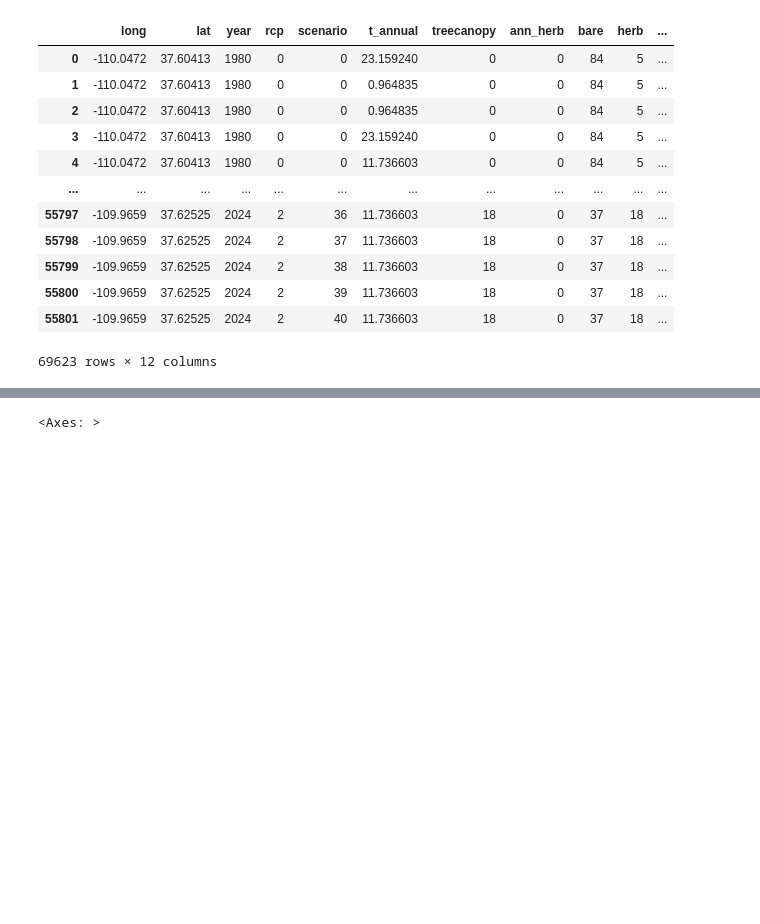
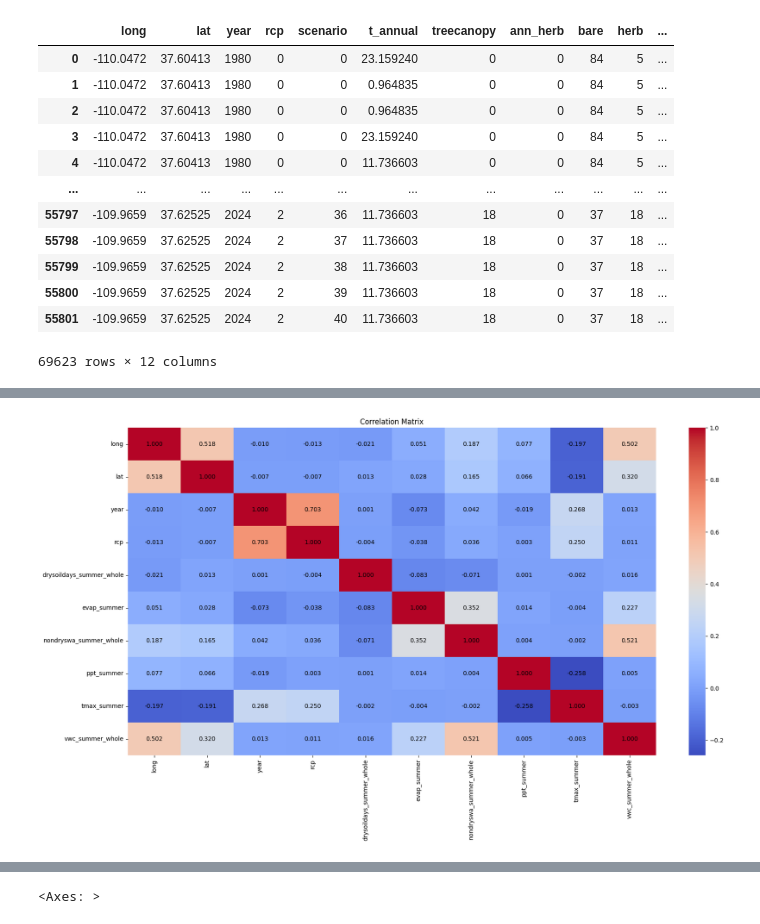
Before and after one commit to hannah-hana-kim/DSAN-Scholarship, a Jupyter notebook: visualization.ipynb, the cells around one changed output, grey strips where cells are left out. Saved outputs shown, nothing was run; the diff lists cells and outputs as text; code cells hidden in the pictures; blank space fills up the shorter version.

```diff
--- a/visualization.ipynb
+++ b/visualization.ipynb
@@ -954,3 +965,5 @@ df2_selected
 | 55800 | -109.9659 | 37.62525 | 2024 | 2 | 39 | 11.736603 | 18 | 0 | 37 | 18 | ... |
 | 55801 | -109.9659 | 37.62525 | 2024 | 2 | 40 | 11.736603 | 18 | 0 | 37 | 18 | ... |
 69623 rows × 12 columns
+# %%
+df3_selected = df2[['long', 'lat', 'year', 'rcp', 'drysoildays_summer_whole', 'evap_summer', 'nondryswa_summer_whole', 'ppt_summer', 'tmax_summer', 'vwc_summer_whole']]
@@ -956,0 +986,9 @@ df2_selected
+# %%
+# plot out the corrleation matrix
+plt.figure(figsize=(20, 10))
+corr_matrix = df3_selected.corr()
+sns.heatmap(corr_matrix, annot=True, annot_kws={'size': 10, 'color': 'black'}, fmt='.3f', cmap='coolwarm')
+plt.title('Correlation Matrix')
+plt.show()
+# %% [output]
+[figure, added]
```
Also changed, not shown: parts of 4 cells of this notebook, 3 other files.
